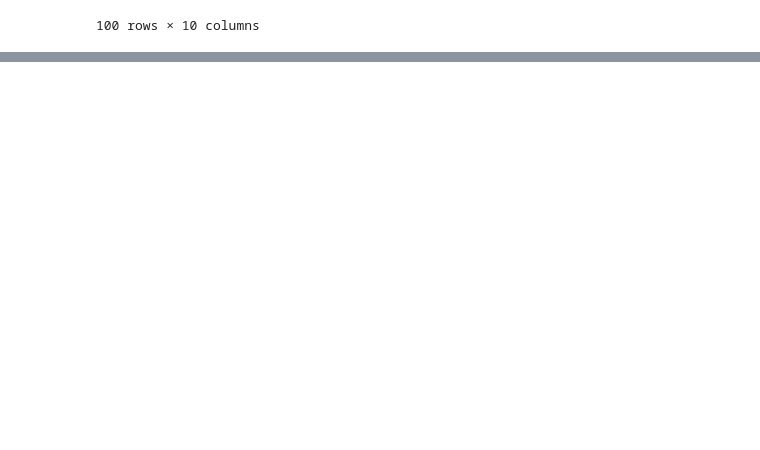
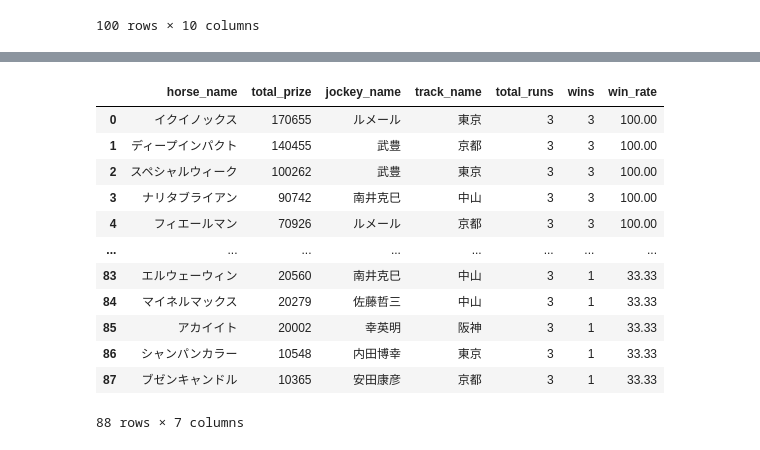
Before and after one commit to nozomusudo/stallion-analytics, a Jupyter notebook: packages/ml-analysis/notebooks/06_simple_postgresql_sql.ipynb, the cells around one changed output, grey strips where cells are left out. Cells and saved outputs as stored; diff of their text form; code cells hidden in the pictures; blank space fills up the shorter version.

```diff
--- a/packages/ml-analysis/notebooks/06_simple_postgresql_sql.ipynb
+++ b/packages/ml-analysis/notebooks/06_simple_postgresql_sql.ipynb
@@ -395,0 +409,50 @@ HINT:  No operator matches the given name and argument types. You might need to
+# %%
+# 20. 騎手×馬×競馬場の最強組み合わせ
+# 騎手・馬・競馬場の3要素の組み合わせで最も勝率の高いTOP10を取得してください
+
+query ("""
+
+    WITH jockey_horse_track_performance AS (
+        SELECT
+            rr.jockey_name,
+            rr.horse_id,
+            r.track_name,
+            COUNT(*) AS total_runs,
+            COUNT(CASE WHEN finish_position = 1 THEN 1 END) AS wins,
+            COUNT(CASE WHEN finish_position = 1 THEN 1 END) * 100.0 / COUNT(*) AS win_rate
+        FROM race_results rr
+        JOIN races r ON r.race_id = rr.race_id
+        WHERE jockey_name IS NOT NULL AND horse_id IS NOT NULL AND track_name IS NOT NULL
+        GROUP BY rr.jockey_name, rr.horse_id, r.track_name
+        HAVING COUNT(*) >= 3
+        )
+    SELECT
+        h.name_ja AS horse_name,
+        (h.profile->>'total_prize_central')::bigint AS total_prize,
+        jhtp.jockey_name,
+        jhtp.track_name,
+        jhtp.total_runs,
+        jhtp.wins,
+        ROUND(jhtp.win_rate, 2) AS win_rate
+    FROM jockey_horse_track_performance AS jhtp
+    JOIN horses h ON jhtp.horse_id = h.id
+    WHERE (h.profile->>'total_prize_central') IS NOT NULL
+        AND (h.profile->>'total_prize_central')::bigint != '0'
+        AND win_rate >= 30.0
+    ORDER BY win_rate DESC, (h.profile->>'total_prize_central')::bigint DESC
+
+""")
+# %% [output]
+|  | horse_name | total_prize | jockey_name | track_name | total_runs | wins | win_rate |
+| 0 | イクイノックス | 170655 | ルメール | 東京 | 3 | 3 | 100.00 |
+| 1 | ディープインパクト | 140455 | 武豊 | 京都 | 3 | 3 | 100.00 |
+| 2 | スペシャルウィーク | 100262 | 武豊 | 東京 | 3 | 3 | 100.00 |
+| 3 | ナリタブライアン | 90742 | 南井克巳 | 中山 | 3 | 3 | 100.00 |
+| 4 | フィエールマン | 70926 | ルメール | 京都 | 3 | 3 | 100.00 |
+| ... | ... | ... | ... | ... | ... | ... | ... |
+| 83 | エルウェーウィン | 20560 | 南井克巳 | 中山 | 3 | 1 | 33.33 |
+| 84 | マイネルマックス | 20279 | 佐藤哲三 | 中山 | 3 | 1 | 33.33 |
+| 85 | アカイイト | 20002 | 幸英明 | 阪神 | 3 | 1 | 33.33 |
+| 86 | シャンパンカラー | 10548 | 内田博幸 | 東京 | 3 | 1 | 33.33 |
+| 87 | ブゼンキャンドル | 10365 | 安田康彦 | 京都 | 3 | 1 | 33.33 |
+88 rows × 7 columns
```
Also changed, not shown: parts of 6 cells of this notebook, 6 other files.
